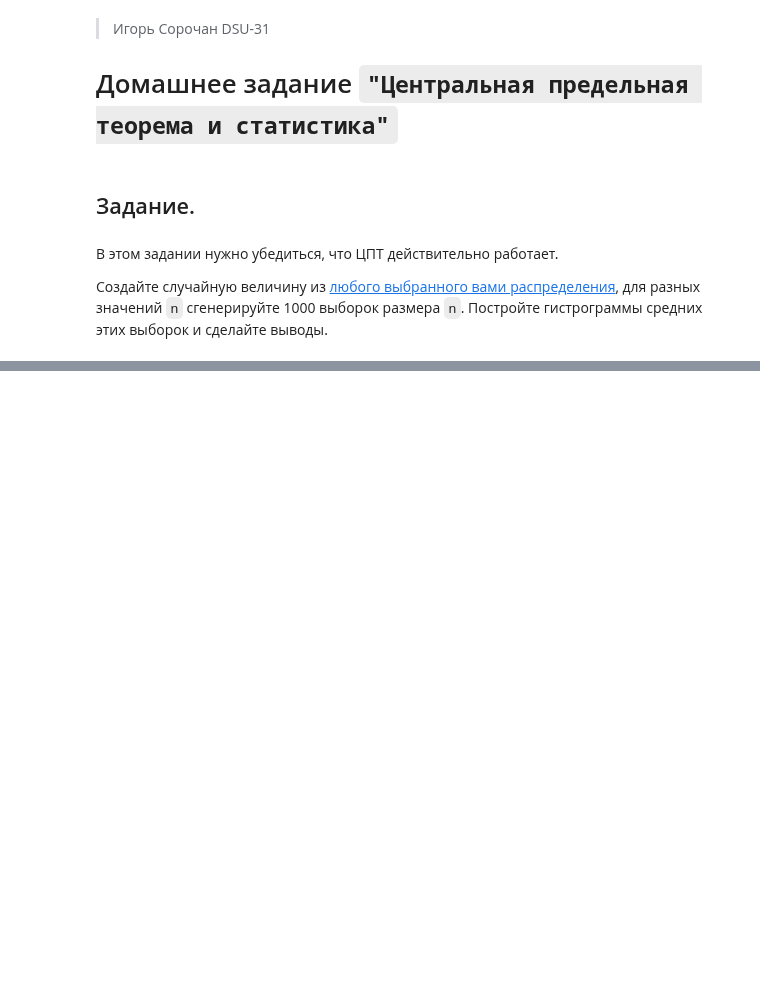
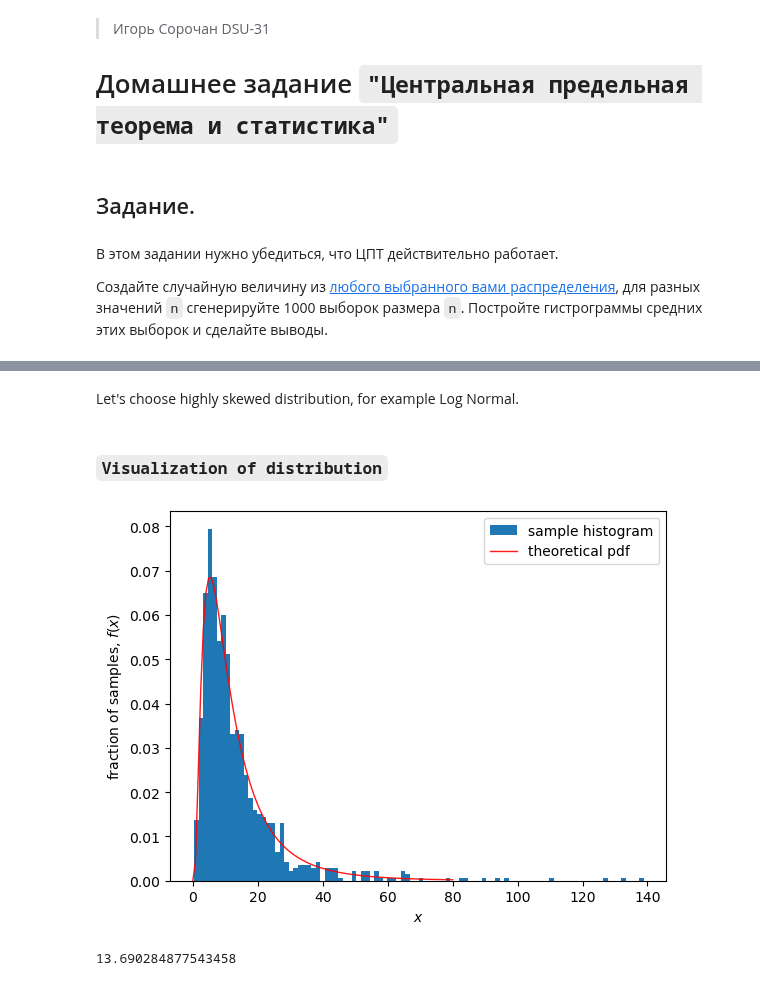
Before and after one commit to IgorBeHolder/Netology, a Jupyter notebook: math_LA_HW9.ipynb, the cells around one changed output, grey strips where cells are left out. Cells and saved outputs as stored; diff of their text form; code cells hidden in the pictures; blank space fills up the shorter version.

```diff
--- a/math_LA_HW9.ipynb
+++ b/math_LA_HW9.ipynb
@@ -19,9 +20,20 @@ sample = rv.rvs(size=1000)
+# %% [markdown]
+Let's choose highly skewed distribution, for example Log Normal.
+# %%
+loc, scale, s = 50, 10, 0.8
+# rv = sts.norm(loc=loc, scale=scale)### YOUR CODE HERE
+rv = sts.lognorm(s, scale=scale)
+sample = rv.rvs(size=1000)
+# %% [markdown]
+### `Visualization of distribution`
 # %%
-x = np.linspace(0,2,100)
+x = np.linspace(0,80,100)
 pdf = rv.pdf(x)
-plt.hist(sample, density=True, bins=30, label='sample histogram')
-plt.plot(x, pdf, label='theoretical pdf', alpha=0.5)
+plt.hist(sample, density=True, bins=100, label='sample histogram')
+plt.plot(x, pdf, label='theoretical pdf', alpha=0.9, linewidth = 1, color = "r")
 plt.legend()
 plt.ylabel('fraction of samples, $f(x)$')
 plt.xlabel('$x$')
 plt.show()
+# %% [output]
+[figure, added]
@@ -50,0 +40,4 @@ plt.xlabel('$x$')
+# %%
+sample.mean()
+# %% [output]
+13.690284877543458
```
Also changed, not shown: parts of 9 cells of this notebook, 2 other files.
